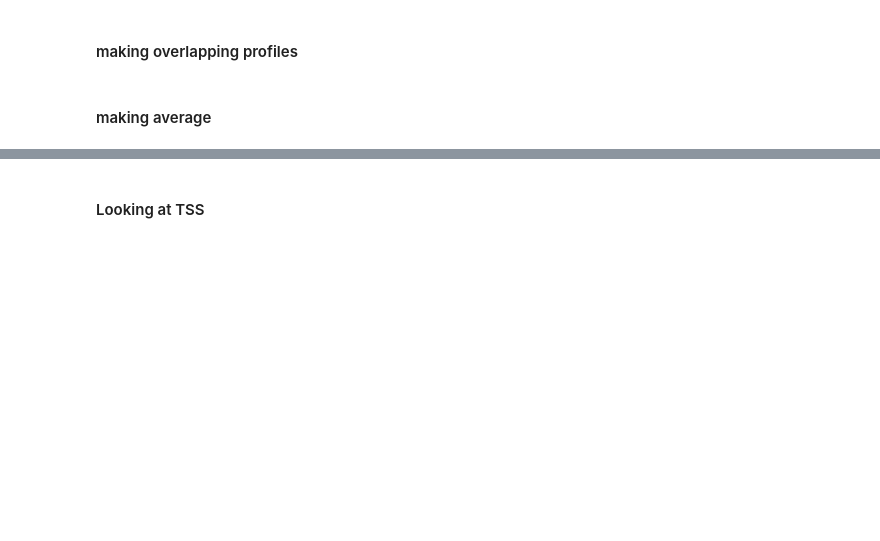
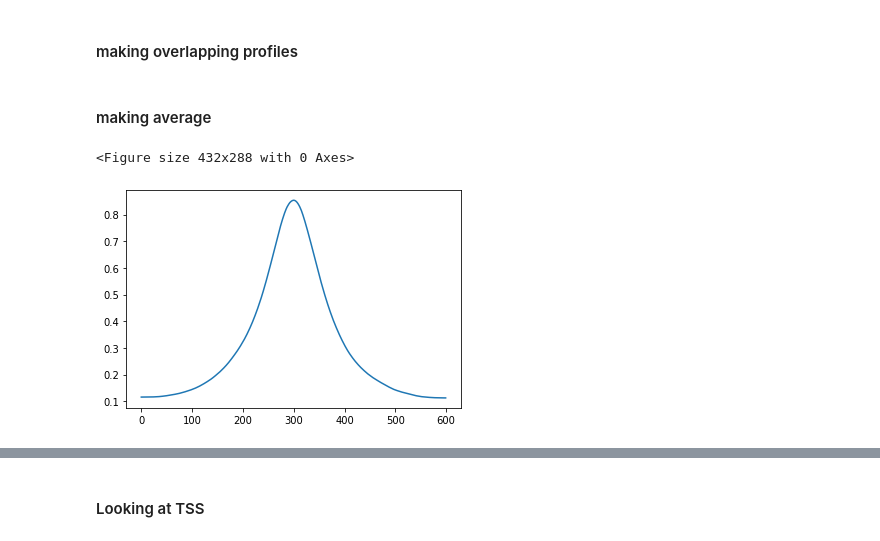
Before and after one commit to monikaperez/AMLproject, a Jupyter notebook: notebooks/Processing_differential_binding part3-Copy1.ipynb, the cells around one changed output, grey strips where cells are left out. Saved outputs shown, nothing was run; the diff lists cells and outputs as text; code cells hidden in the pictures; blank space fills up the shorter version.

Commit message:
making averages

```diff
--- a/notebooks/Processing_differential_binding part3-Copy1.ipynb
+++ b/notebooks/Processing_differential_binding part3-Copy1.ipynb
@@ -533,4 +535,9 @@ mv ../../data/$project/RUNX1_ko_at72h_mat.gz ../../data/$project/RUNX1_ko_mat.gz
 # %%
 mv ../../data/*_averageofsamples.pdf ../../data/$project/
+# %%
+_ = chiplot.plotAverageOfSamples(["../../data/knockouts_v1/AAVS1_mat.gz", "../../data/knockouts_v1/AAVS1_V2_mat.gz"], folder="../../data/"+project+"/"+val)
+# %% [output]
+<Figure size 432x288 with 0 Axes>
+[figure, added]
 # %%
 for i, val in enumerate(names):
```
Also changed, not shown: parts of 2 cells of this notebook, 7 other files.
